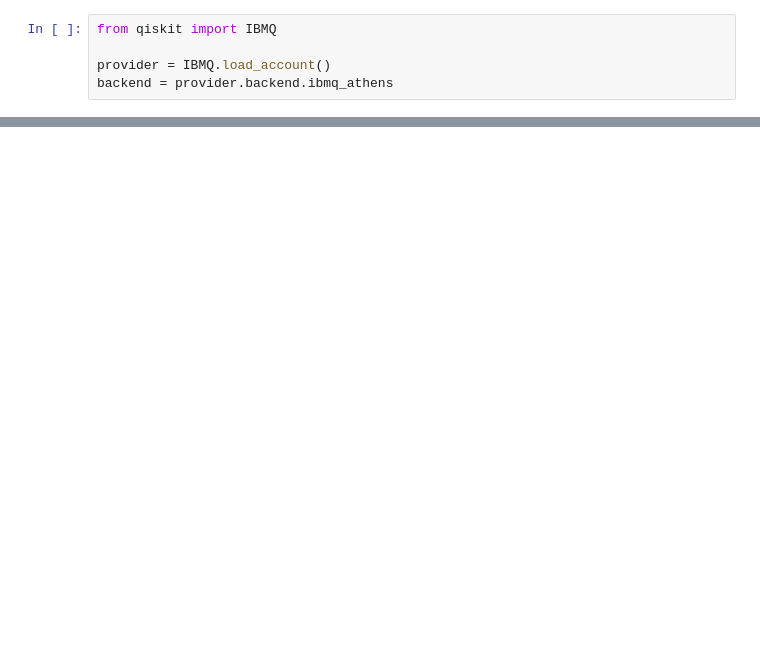
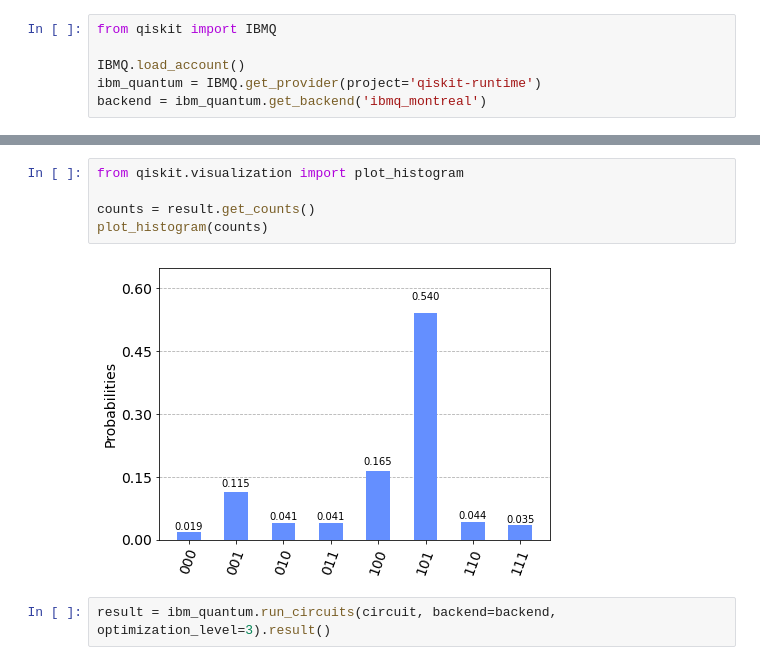
Before and after one commit to blakejohnson/qiskit-ibm-runtime, a Jupyter notebook: circuit_runner.ipynb, the cells around one changed output, grey strips where cells are left out. Saved outputs shown, nothing was run; the diff lists cells and outputs as text; blank space fills up the shorter version.

```diff
--- a/circuit_runner.ipynb
+++ b/circuit_runner.ipynb
@@ -6,5 +1,6 @@ os.environ["NTC_PROGRAM_FILE"] = "runtime/circuit_runner.py"
 # %%
 from qiskit import IBMQ
 
-provider = IBMQ.load_account()
-backend = provider.backend.ibmq_athens
+IBMQ.load_account()
+ibm_quantum = IBMQ.get_provider(project='qiskit-runtime')
+backend = ibm_quantum.get_backend('ibmq_montreal')
@@ -38,0 +44,9 @@ final result: {'00000 00000': 25, '01000 00000': 30, '01001 00000': 27, '01010 0
+# %%
+from qiskit.visualization import plot_histogram
+
+counts = result.get_counts()
+plot_histogram(counts)
+# %% [output]
+[figure, added]
+# %%
+result = ibm_quantum.run_circuits(circuit, backend=backend, optimization_level=3).result()
```
Also changed, not shown: parts of 7 cells of this notebook, 1 other file.
